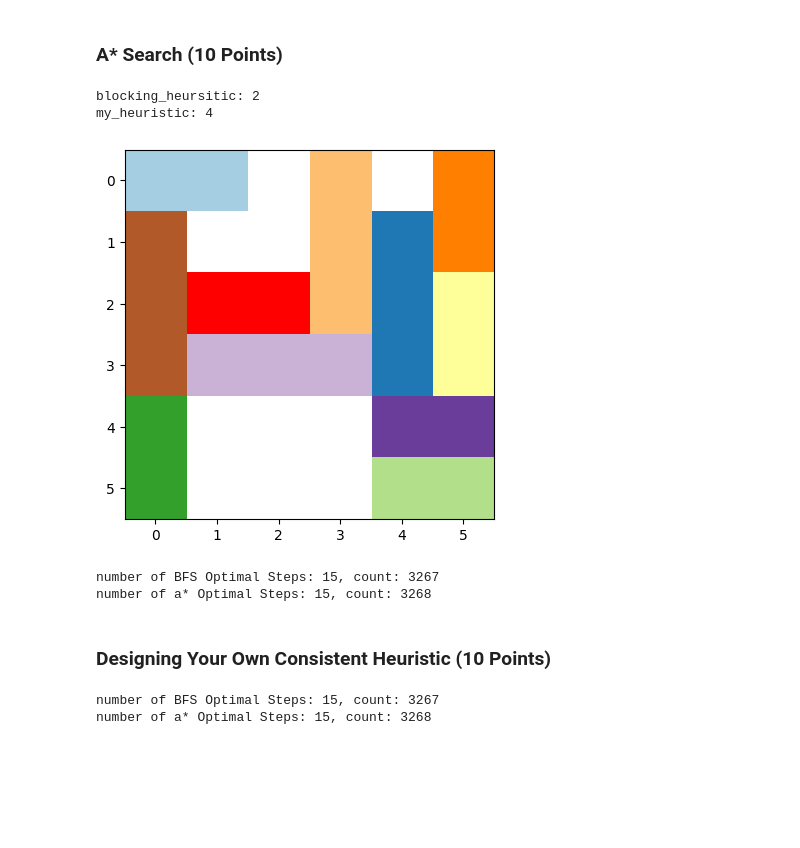
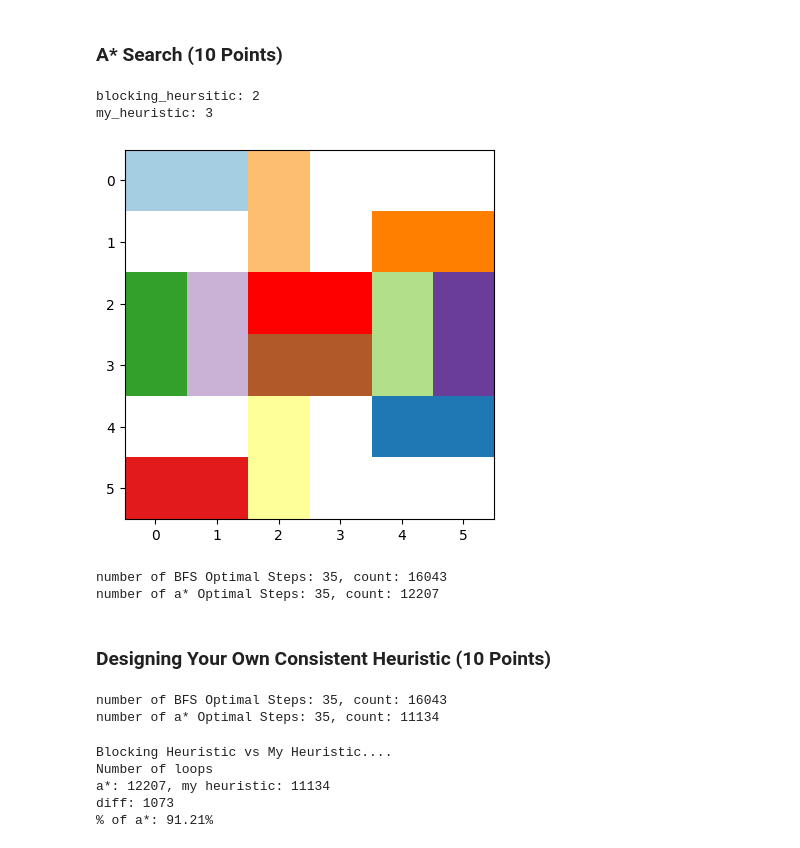
Before and after one commit to hwilt/CS477, a Jupyter notebook: Assignments/Assignment02/rushHour.ipynb, the cells around one changed output. Saved outputs shown, nothing was run; the diff lists cells and outputs as text; code cells hidden in the pictures; blank space fills up the shorter version.

```diff
--- a/Assignments/Assignment02/rushHour.ipynb
+++ b/Assignments/Assignment02/rushHour.ipynb
@@ -154,37 +154,44 @@ Elapsed time: 0.003 seconds
 ### A* Search (10 Points)
 # %%
 s = State()
-s.load_puzzle("jams/5.txt")
+s.load_puzzle("jams/14.txt")
 
 s.plot()
 
 print("blocking_heursitic: {}".format(blocking_heuristic(s)))
 print("my_heuristic: {}".format(my_heuristic(s)))
 # %% [output]
 blocking_heursitic: 2
-my_heuristic: 4
+my_heuristic: 3
-[figure, old version]
+[figure, new version]
 # %%
 s = State()
-s.load_puzzle("jams/2.txt")
+s.load_puzzle("jams/14.txt")
 
-solution, count = s.solve_graph()
-print("number of BFS Optimal Steps: {}, count: {}".format(len(solution), count))
-solution, count = s.solve_astar(blocking_heuristic)
-print("number of a* Optimal Steps: {}, count: {}".format(len(solution), count))
+solution_graph, count_graph = s.solve_graph()
+print("number of BFS Optimal Steps: {}, count: {}".format(len(solution_graph), count_graph))
+solution_astar, count_astar = s.solve_astar(blocking_heuristic)
+print("number of a* Optimal Steps: {}, count: {}".format(len(solution_astar), count_astar))
 # %% [output]
-number of BFS Optimal Steps: 15, count: 3267
-number of a* Optimal Steps: 15, count: 3268
+number of BFS Optimal Steps: 35, count: 16043
+number of a* Optimal Steps: 35, count: 12207
 # %% [markdown]
 ### Designing Your Own Consistent Heuristic (10 Points)
 # %%
-s = State()
-s.load_puzzle("jams/2.txt")
-
-solution, count = s.solve_graph()
-print("number of BFS Optimal Steps: {}, count: {}".format(len(solution), count))
-solution, count = s.solve_astar(my_heuristic)
-print("number of a* Optimal Steps: {}, count: {}".format(len(solution), count))
+print("number of BFS Optimal Steps: {}, count: {}".format(len(solution_graph), count_graph))
+solution_myastar, count_myastar = s.solve_astar(my_heuristic)
+print("number of my hueristic Optimal Steps: {}, count: {}".format(len(solution_myastar), count_myastar))
 # %% [output]
-number of BFS Optimal Steps: 15, count: 3267
-number of a* Optimal Steps: 15, count: 3268
+number of BFS Optimal Steps: 35, count: 16043
+number of a* Optimal Steps: 35, count: 11134
+# %%
+print("Blocking Heuristic vs My Heuristic....\nNumber of loops")
+diff = count_astar-count_myastar
+percent = (count_myastar/count_astar)*100
+print("a*: {}, my heuristic: {}\ndiff: {}\n% of a*: {:.2f}%".format(count_astar, count_myastar, diff, percent))
+# %% [output]
+Blocking Heuristic vs My Heuristic....
+Number of loops
+a*: 12207, my heuristic: 11134
+diff: 1073
+% of a*: 91.21%
```
Also changed, not shown: 2 other files.
